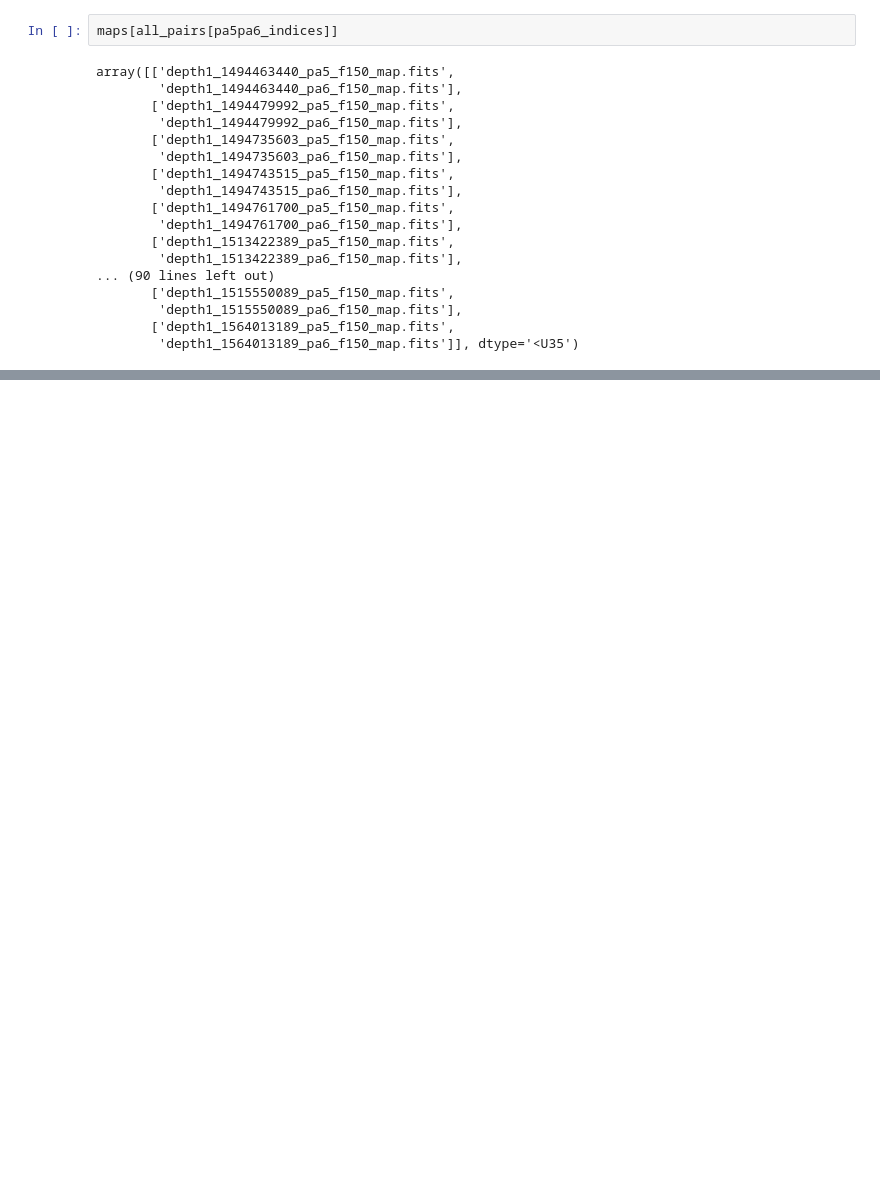
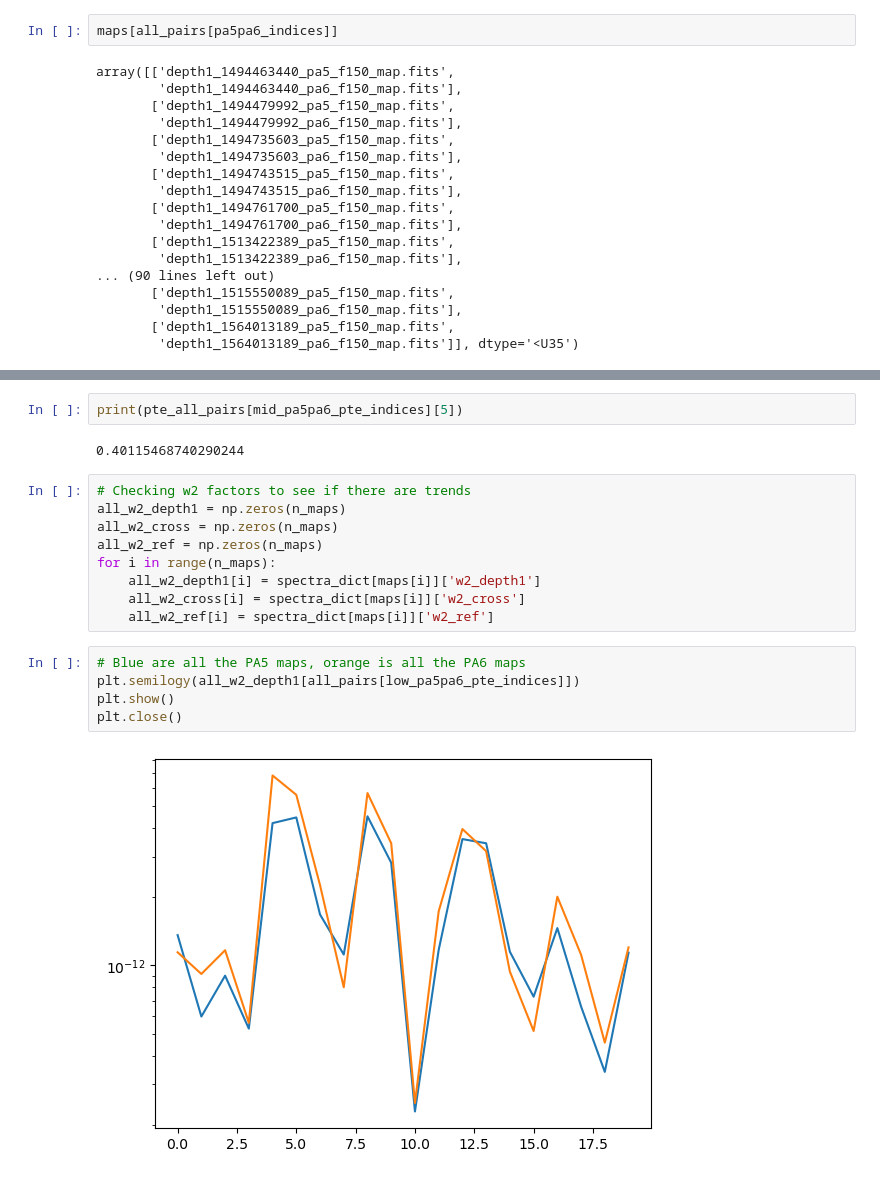
Before and after one commit to zhuber21/act-axion-analysis, a Jupyter notebook: notebooks/array_differences_larger_depth1_set_20241125.ipynb, the cells around one changed output, grey strips where cells are left out. Drawn from its saved outputs; the diff is of its cells as text; blank space fills up the shorter version.

```diff
--- a/notebooks/array_differences_larger_depth1_set_20241125.ipynb
+++ b/notebooks/array_differences_larger_depth1_set_20241125.ipynb
@@ -325,0 +410,20 @@ array([['depth1_1494463440_pa5_f150_map.fits',
+# %%
+print(pte_all_pairs[mid_pa5pa6_pte_indices][5])
+# %% [output]
+0.40115468740290244
+# %%
+# Checking w2 factors to see if there are trends
+all_w2_depth1 = np.zeros(n_maps)
+all_w2_cross = np.zeros(n_maps)
+all_w2_ref = np.zeros(n_maps)
+for i in range(n_maps):
+    all_w2_depth1[i] = spectra_dict[maps[i]]['w2_depth1']
+    all_w2_cross[i] = spectra_dict[maps[i]]['w2_cross']
+    all_w2_ref[i] = spectra_dict[maps[i]]['w2_ref']
+# %%
+# Blue are all the PA5 maps, orange is all the PA6 maps
+plt.semilogy(all_w2_depth1[all_pairs[low_pa5pa6_pte_indices]])
+plt.show()
+plt.close()
+# %% [output]
+[figure, added]
```
Also changed, not shown: parts of 11 cells of this notebook, 1 other file.
